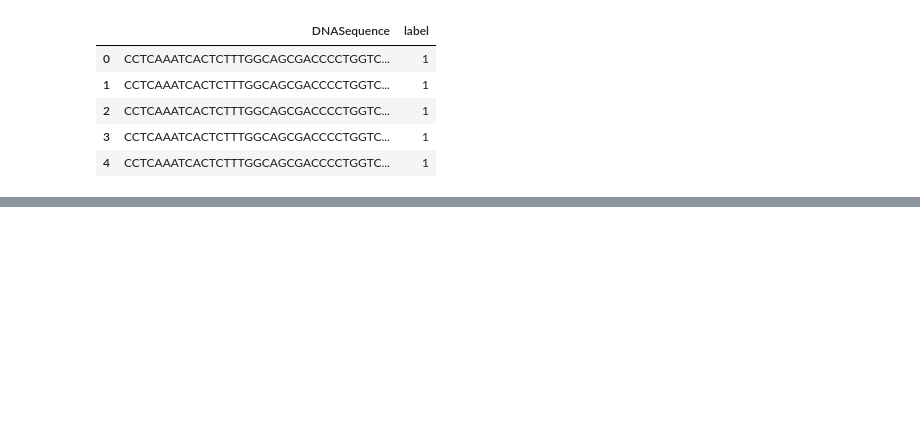
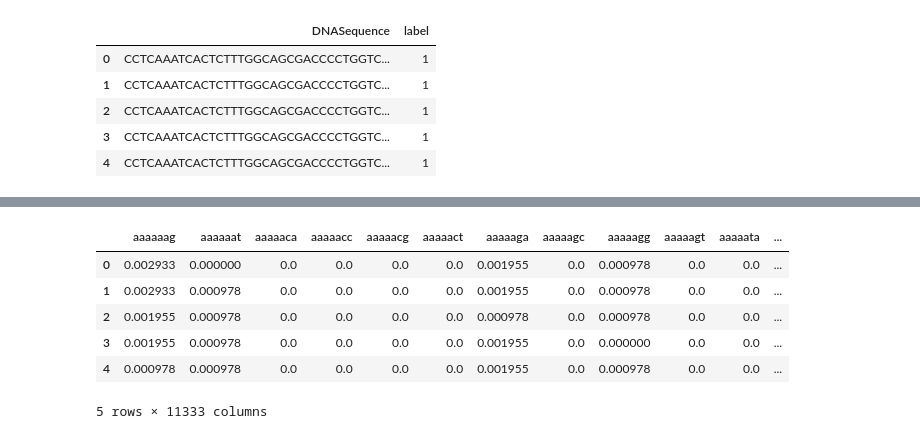
Before and after one commit to pavi-ninjaac/SARS_CoV_2_DNA_Analysis, a Jupyter notebook: CGR_Classification_HIVvscovid.ipynb, the cells around one changed output, grey strips where cells are left out. Cells and saved outputs as stored; diff of their text form; code cells hidden in the pictures; blank space fills up the shorter version.

```diff
--- a/CGR_Classification_HIVvscovid.ipynb
+++ b/CGR_Classification_HIVvscovid.ipynb
@@ -96,0 +115,17 @@ def propability_kmer( data_df , k):
+# %%
+N = len(data.iloc[0,0])
+k=7
+total_len_kmer = N-k+1
+# %%
+def propability(row):
+  return row/total_len_kmer
+X_frequnecy = X_df.apply(lambda row:propability(row) , axis = 1)
+X_frequnecy.head()
+# %% [output]
+|  | aaaaaag | aaaaaat | aaaaaca | aaaaacc | aaaaacg | aaaaact | aaaaaga | aaaaagc | aaaaagg | aaaaagt | aaaaata | ... |
+| 0 | 0.002933 | 0.000000 | 0.0 | 0.0 | 0.0 | 0.0 | 0.001955 | 0.0 | 0.000978 | 0.0 | 0.0 | ... |
+| 1 | 0.002933 | 0.000978 | 0.0 | 0.0 | 0.0 | 0.0 | 0.001955 | 0.0 | 0.000978 | 0.0 | 0.0 | ... |
+| 2 | 0.001955 | 0.000978 | 0.0 | 0.0 | 0.0 | 0.0 | 0.000978 | 0.0 | 0.000978 | 0.0 | 0.0 | ... |
+| 3 | 0.001955 | 0.000978 | 0.0 | 0.0 | 0.0 | 0.0 | 0.001955 | 0.0 | 0.000000 | 0.0 | 0.0 | ... |
+| 4 | 0.000978 | 0.000978 | 0.0 | 0.0 | 0.0 | 0.0 | 0.001955 | 0.0 | 0.000978 | 0.0 | 0.0 | ... |
+5 rows × 11333 columns
```
Also changed, not shown: parts of 7 cells of this notebook.
